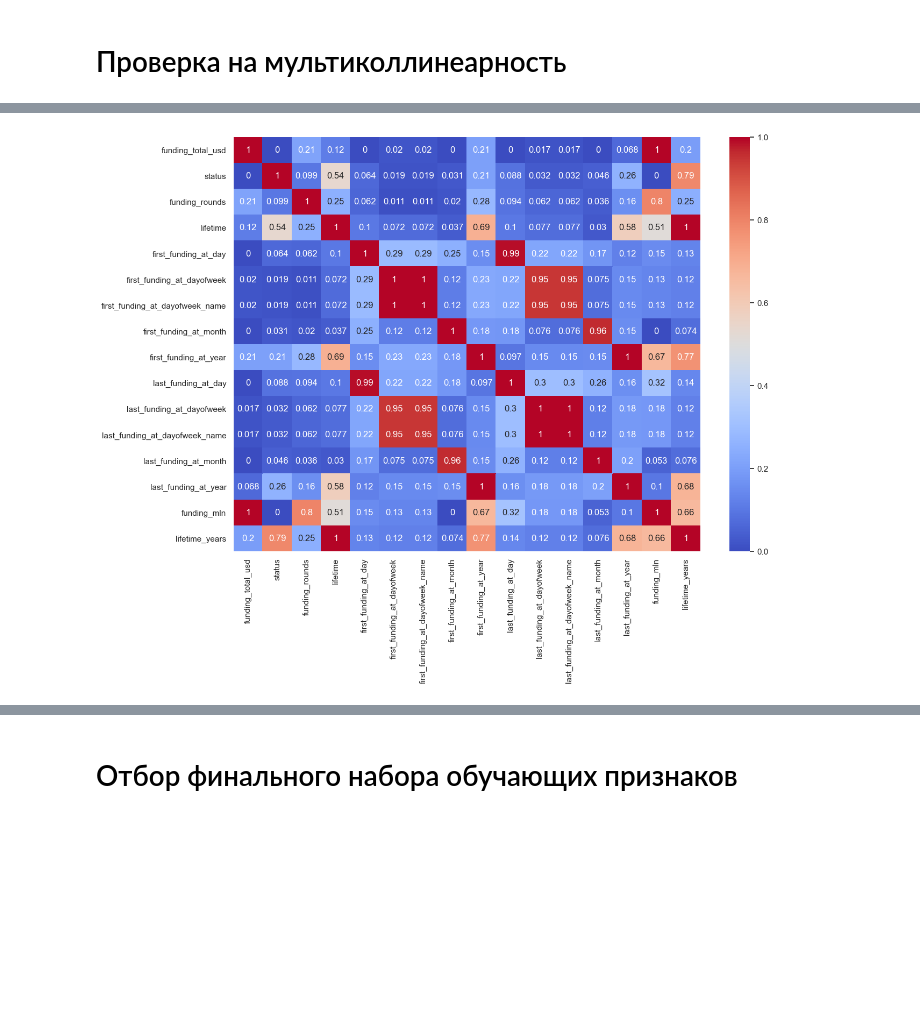
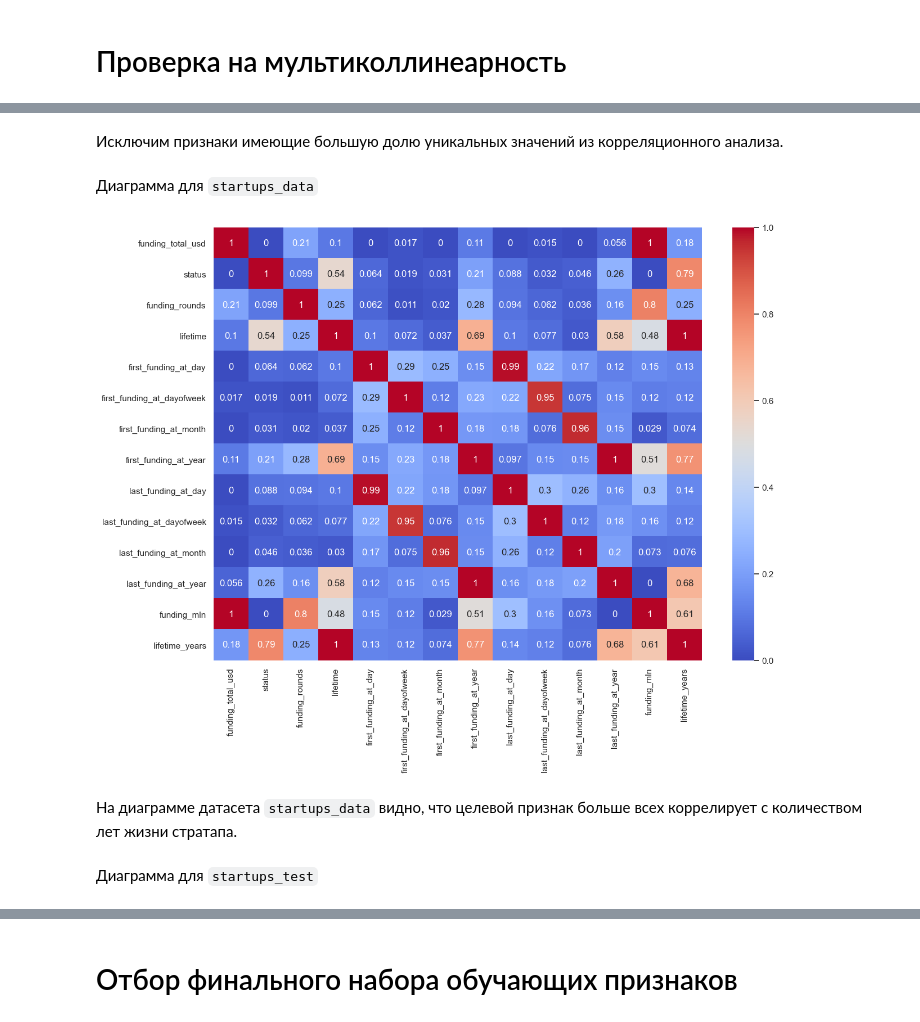
Before and after one commit to andrew-tvorogov/practicum_masterskaya_1, a Jupyter notebook: practicum_startups.ipynb, the cells around one changed output, grey strips where cells are left out. Cells and saved outputs as stored; diff of their text form; code cells hidden in the pictures; blank space fills up the shorter version.

Commit message:
first revision of completed project

```diff
--- a/practicum_startups.ipynb
+++ b/practicum_startups.ipynb
@@ -612,3 +623,7 @@ startups_test['category_list'].isna().sum()
+# %%
+startups_data = fill_funding_total_usd(startups_data)
+# %%
+startups_test = fill_funding_total_usd(startups_test)
 # %% [markdown]
 ### Замена пропусков в колонках, связаных с регионом - **country_code, state_code, region, city** на 'unknown' в датасетах ``startups_data`` и ``startups_test``
 # %%
@@ -1219,6 +1235,9 @@ for t in conf_type:
 [figure]
 [figure]
 [figure]
+# %%
+startups_data = startups_data.drop(columns=['last_funding_at_dayofweek_name', 'first_funding_at_dayofweek_name'])
+startups_test = startups_test.drop(columns=['last_funding_at_dayofweek_name', 'first_funding_at_dayofweek_name'])
 # %% [markdown]
 **Вывод:**
 - начиная с 70-х годов шёл рост количества новых стартапов, начиная с начала нулевых рост ускорился и вплоть до 2015 года увеличивался. За опорные даты приняты даты первого и последнего финансирования;
@@ -1536,3 +1557,5 @@ print(f'Стартапов с продолжительностью жизни б
+# %%
+startups_data['status'] = (startups_data['status'] == 'operating' * 1)
 # %% [markdown]
 ## Добавление бинарных признаков из полученного списка уникальных категорий
 # %%
@@ -1692,14 +1656,23 @@ sns.heatmap(startups_test.corr(method='spearman'), cmap="YlGnBu", annot=True);
+# %% [markdown]
+Исключим признаки имеющие большую долю уникальных значений из корреляционного анализа.
+# %% [markdown]
+Диаграмма для ``startups_data``
 # %%
-a = startups_data.drop(columns=['name', 'category_list', 'country_code', 'state_code', 'region', 'first_funding_at','last_funding_at','city'])
+columns_to_drop = ['name', 'category_list', 'country_code', 'state_code', 'region', 'first_funding_at', 'last_funding_at', 'city']
+startups_data_multi = startups_data.drop(columns=columns_to_drop)
 
 plt.figure(figsize=(14, 10))
 sns.heatmap(
-    a.phik_matrix(
+    startups_data_multi.phik_matrix(
         interval_cols=['lifetime','funding_rounds','funding_total_usd']
     ),
     annot=True,
     cmap='coolwarm'
 ) ;
 # %% [output]
-[figure, old version]
+[figure, new version]
+# %% [markdown]
+На диаграмме датасета ``startups_data`` видно, что целевой признак больше всех коррелирует с количеством лет жизни стратапа.
+# %% [markdown]
+Диаграмма для ``startups_test``
 # %%
```
Also changed, not shown: parts of 90 cells of this notebook, 1 other file.
